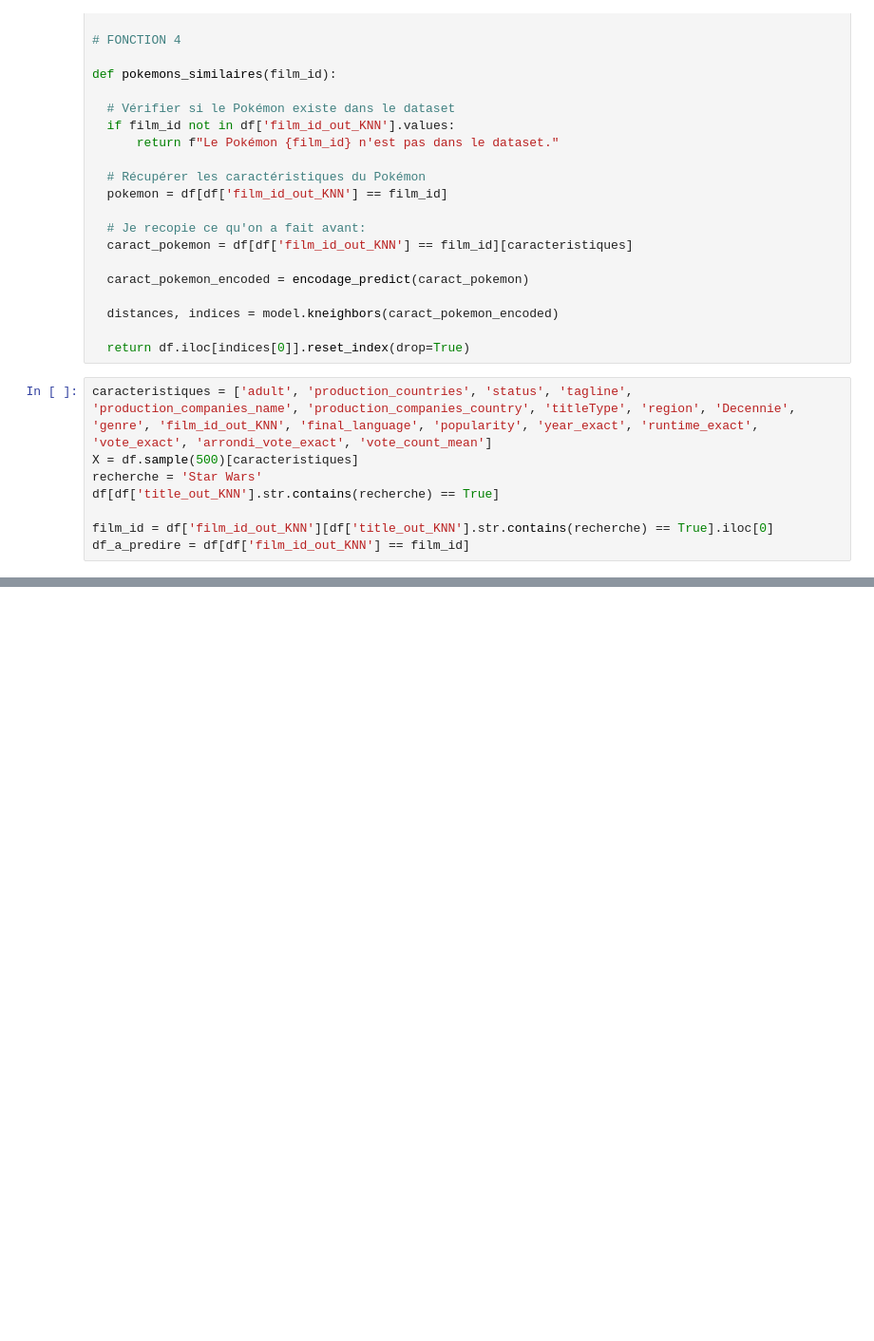
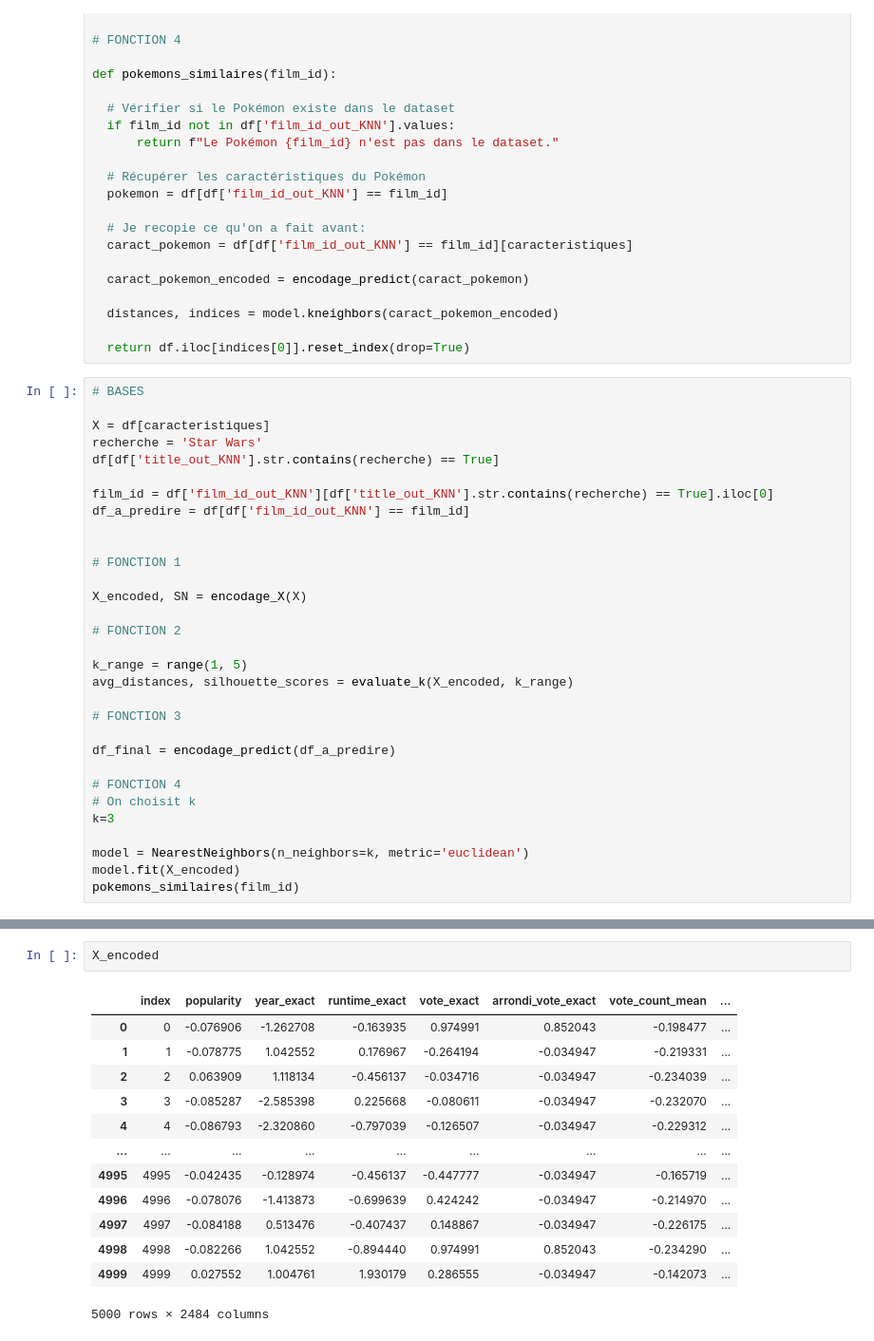
Before and after one commit to KilianCadiou/The-Rock-mendation, a Jupyter notebook: KNN.ipynb, the cells around one changed output, grey strips where cells are left out. Shown at 95% size. Saved outputs shown, nothing was run; the diff lists cells and outputs as text; blank space fills up the shorter version.

```diff
--- a/KNN.ipynb
+++ b/KNN.ipynb
@@ -211,10 +257,33 @@ def pokemons_similaires(film_id):
 
   return df.iloc[indices[0]].reset_index(drop=True)
 # %%
-caracteristiques = ['adult', 'production_countries', 'status', 'tagline', 'production_companies_name', 'production_companies_country', 'titleType', 'region', 'Decennie', 'genre', 'film_id_out_KNN', 'final_language', 'popularity', 'year_exact', 'runtime_exact', 'vote_exact', 'arrondi_vote_exact', 'vote_count_mean']
-X = df.sample(500)[caracteristiques]
+# BASES
+
+X = df[caracteristiques]
 recherche = 'Star Wars'
 df[df['title_out_KNN'].str.contains(recherche) == True]
 
 film_id = df['film_id_out_KNN'][df['title_out_KNN'].str.contains(recherche) == True].iloc[0]
 df_a_predire = df[df['film_id_out_KNN'] == film_id]
+
+
+# FONCTION 1
+
+X_encoded, SN = encodage_X(X)
+
+# FONCTION 2
+
+k_range = range(1, 5)
+avg_distances, silhouette_scores = evaluate_k(X_encoded, k_range)
+
+# FONCTION 3
+
+df_final = encodage_predict(df_a_predire)
+
+# FONCTION 4
+# On choisit k
+k=3
+
+model = NearestNeighbors(n_neighbors=k, metric='euclidean')
+model.fit(X_encoded)
+pokemons_similaires(film_id)
@@ -251,2 +300,18 @@ pokemons_similaires(film_id)
+# %%
+X_encoded
+# %% [output]
+|  | index | popularity | year_exact | runtime_exact | vote_exact | arrondi_vote_exact | vote_count_mean | ... |
+| 0 | 0 | -0.076906 | -1.262708 | -0.163935 | 0.974991 | 0.852043 | -0.198477 | ... |
+| 1 | 1 | -0.078775 | 1.042552 | 0.176967 | -0.264194 | -0.034947 | -0.219331 | ... |
+| 2 | 2 | 0.063909 | 1.118134 | -0.456137 | -0.034716 | -0.034947 | -0.234039 | ... |
+| 3 | 3 | -0.085287 | -2.585398 | 0.225668 | -0.080611 | -0.034947 | -0.232070 | ... |
+| 4 | 4 | -0.086793 | -2.320860 | -0.797039 | -0.126507 | -0.034947 | -0.229312 | ... |
+| ... | ... | ... | ... | ... | ... | ... | ... | ... |
+| 4995 | 4995 | -0.042435 | -0.128974 | -0.456137 | -0.447777 | -0.034947 | -0.165719 | ... |
+| 4996 | 4996 | -0.078076 | -1.413873 | -0.699639 | 0.424242 | -0.034947 | -0.214970 | ... |
+| 4997 | 4997 | -0.084188 | 0.513476 | -0.407437 | 0.148867 | -0.034947 | -0.226175 | ... |
+| 4998 | 4998 | -0.082266 | 1.042552 | -0.894440 | 0.974991 | 0.852043 | -0.234290 | ... |
+| 4999 | 4999 | 0.027552 | 1.004761 | 1.930179 | 0.286555 | -0.034947 | -0.142073 | ... |
+5000 rows × 2484 columns
 # %%
 # Définition de la plage de k à tester
```
Also changed, not shown: parts of 7 cells of this notebook, 1 other file.
